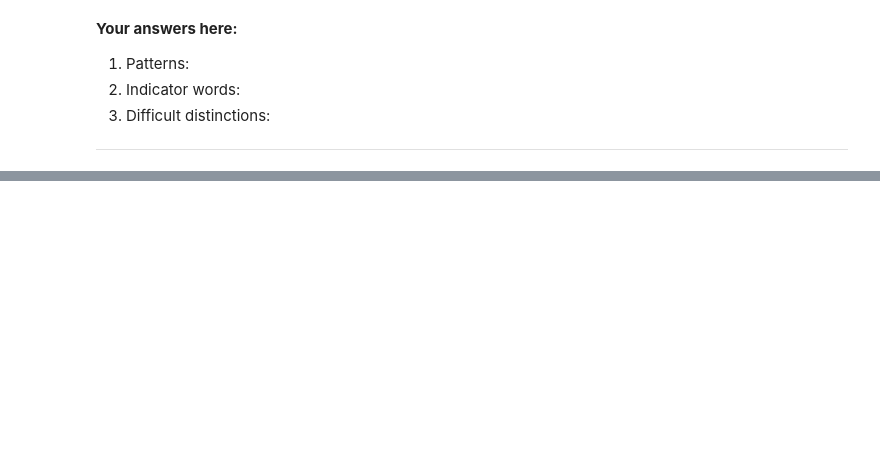
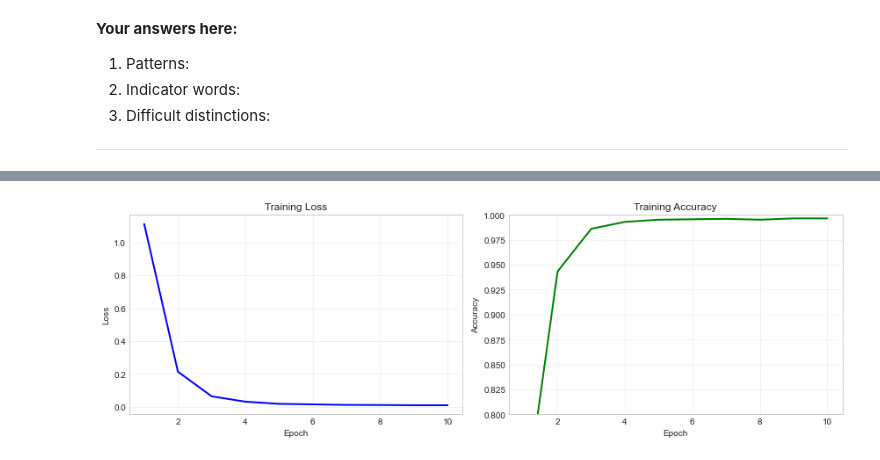
Before and after one commit to ContextLab/llm-course, a Jupyter notebook: slides/week2/xhour_classification_demo.ipynb, the cells around one changed output, grey strips where cells are left out. Cells and saved outputs as stored; diff of their text form; code cells hidden in the pictures; blank space fills up the shorter version.

```diff
--- a/slides/week2/xhour_classification_demo.ipynb
+++ b/slides/week2/xhour_classification_demo.ipynb
@@ -741,0 +491,18 @@ We'll explore **word embeddings** - dense, semantic representations that capture
+# %%
+# Train Logistic Regression with TF-IDF
+print("Training Logistic Regression with TF-IDF features...")
+lr = LogisticRegression(
+    max_iter=1000,
+    C=1.0,            # Regularization strength (smaller = more regularization)
+    solver='lbfgs',   # Good general-purpose optimizer
+    random_state=42
+)
+lr.fit(X_train_tfidf, train_data.target)
+
+y_pred_lr = lr.predict(X_test_tfidf)
+acc_lr = accuracy_score(test_data.target, y_pred_lr)
+
+print(f"Test Accuracy: {acc_lr:.4f}")
+print("\nClassification Report:")
+print(classification_report(test_data.target, y_pred_lr,
+                            target_names=test_data.target_names, digits=3))
@@ -741,0 +705,21 @@ We'll explore **word embeddings** - dense, semantic representations that capture
+# %%
+# Plot training curves
+fig, (ax1, ax2) = plt.subplots(1, 2, figsize=(12, 4))
+
+ax1.plot(range(1, len(history['loss'])+1), history['loss'], 'b-', linewidth=2)
+ax1.set_xlabel('Epoch')
+ax1.set_ylabel('Loss')
+ax1.set_title('Training Loss')
+ax1.grid(True, alpha=0.3)
+
+ax2.plot(range(1, len(history['accuracy'])+1), history['accuracy'], 'g-', linewidth=2)
+ax2.set_xlabel('Epoch')
+ax2.set_ylabel('Accuracy')
+ax2.set_title('Training Accuracy')
+ax2.set_ylim([0.8, 1.0])
+ax2.grid(True, alpha=0.3)
+
+plt.tight_layout()
+plt.show()
+# %% [output]
+[figure, added]
```
Also changed, not shown: parts of 92 cells of this notebook, 4 other files.
